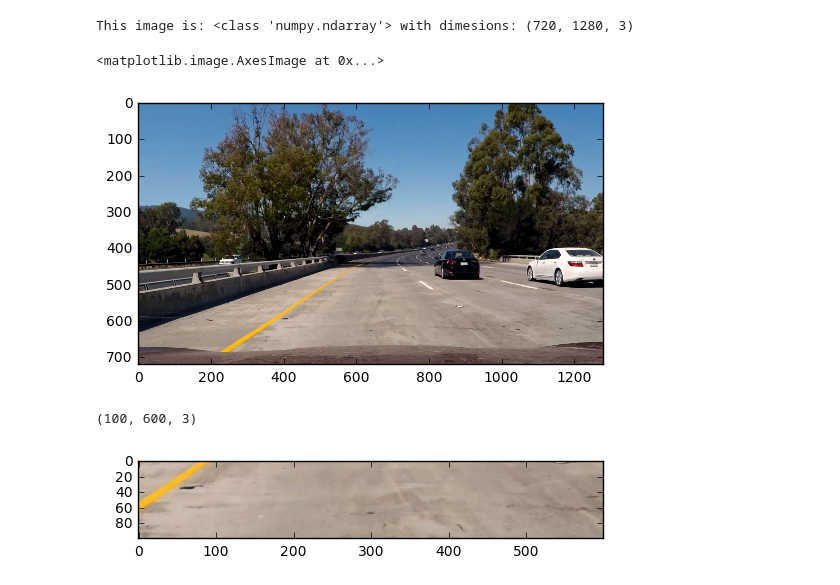
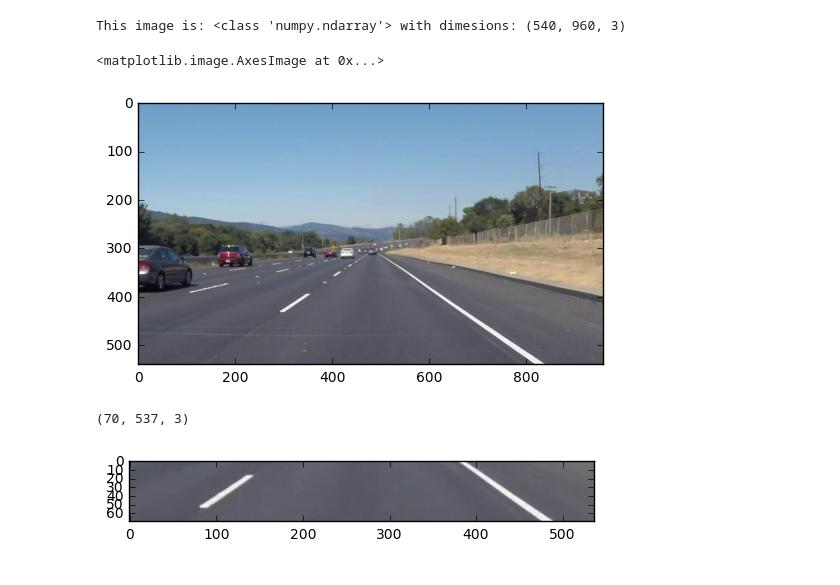
Before and after one commit to valery-nguyen/CarND-LaneLines-P1, a Jupyter notebook: Assignment_01_VTN_Dec11-Extra_Credit_DRAFT.ipynb, the cells around one changed output. Drawn from its saved outputs; the diff is of its cells as text; code cells hidden in the pictures.

```diff
--- a/Assignment_01_VTN_Dec11-Extra_Credit_DRAFT.ipynb
+++ b/Assignment_01_VTN_Dec11-Extra_Credit_DRAFT.ipynb
@@ -1,3 +1,5 @@
+# %%
+video_frame = 4.2
 # %%
 #importing some useful packages
 import matplotlib.pyplot as plt
@@ -259,37 +274,42 @@ def CLAHE_img(img,clipLimit, tileGridSize):
 #reading in an image
 
 #image = mpimg.imread('test_images/solidYellowCurve.jpg')
-image = VideoFileClip('challenge.mp4').get_frame(5)
+image = VideoFileClip('solidWhiteRight.mp4').get_frame(video_frame)
 
 #printing out some stats and plotting
 print('This image is:', type(image), 'with dimesions:', image.shape)
 plt.imshow(image)  #call as plt.imshow(gray, cmap='gray') to show a grayscaled image
 # %% [output]
-This image is: <class 'numpy.ndarray'> with dimesions: (720, 1280, 3)
+This image is: <class 'numpy.ndarray'> with dimesions: (540, 960, 3)
 <matplotlib.image.AxesImage at 0x...>
-[figure, old version]
+[figure, new version]
 # %%
 #test cell to remove
 #plt.imshow(image)
 x_center = image.shape[1]/2
 
 crop_y_t = 560
 crop_y_l = 660
 crop_x_r = x_center+300
 crop_x_l = x_center-300
 
 #crop_y_t = 560
 #crop_y_l = 660
 #crop_x_r = x_center+500
 #crop_x_l = x_center-500
+x_center = image.shape[1]/2
 
+crop_y_t = 0.70*image.shape[0]
+crop_y_l = 0.83*image.shape[0]
+crop_x_r = x_center+0.28*image.shape[1]
+crop_x_l = x_center-0.28*image.shape[1]
 
 crop_img = image[crop_y_t:crop_y_l,crop_x_l:crop_x_r]
 plt.imshow(crop_img)
 print(crop_img.shape)
 # %% [output]
-(100, 600, 3)
+(70, 537, 3)
-[figure, old version]
+[figure, new version]
 # %%
 #reduce colored image to grayscaled image
 image_grayed = grayscale(image)
```
Also changed, not shown: parts of 12 cells of this notebook, 1 other file.
